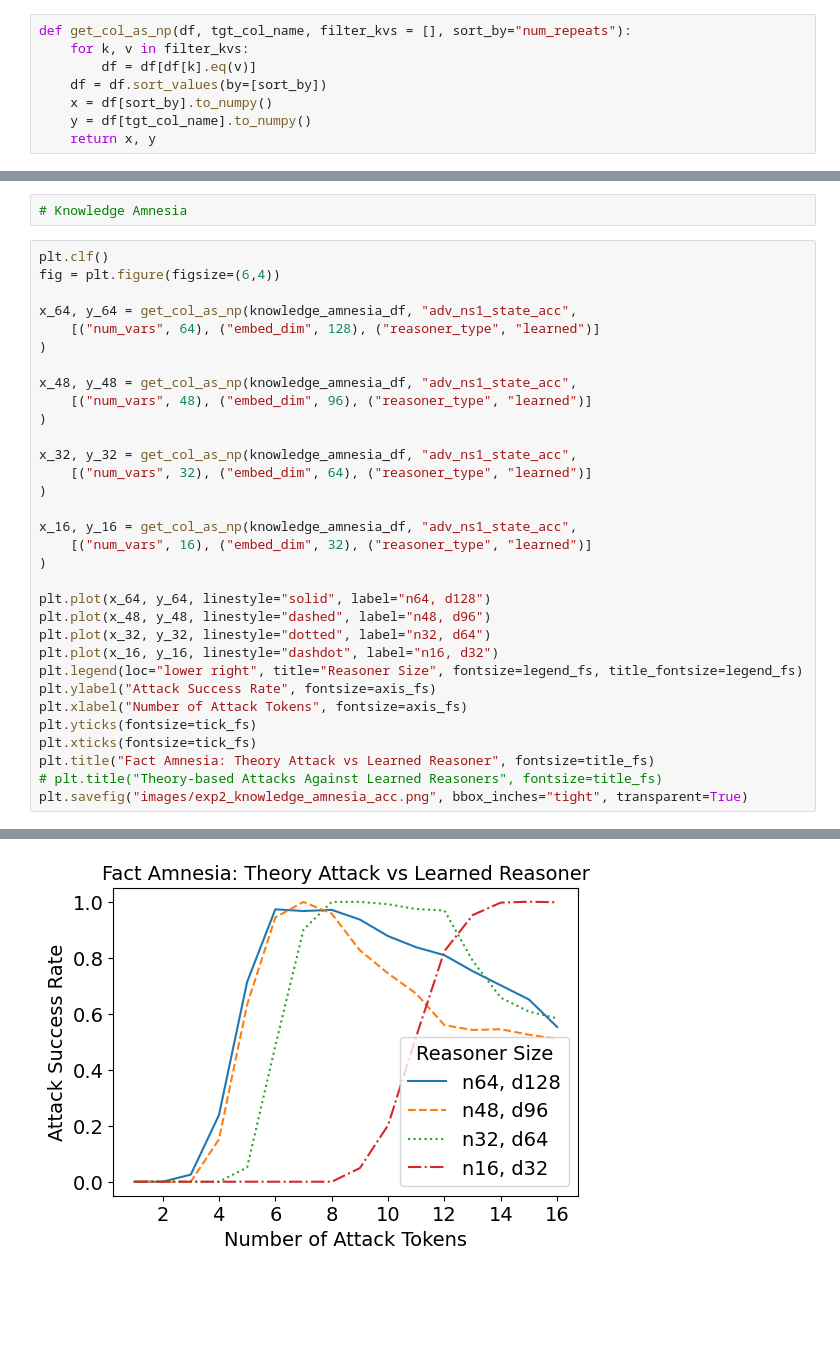
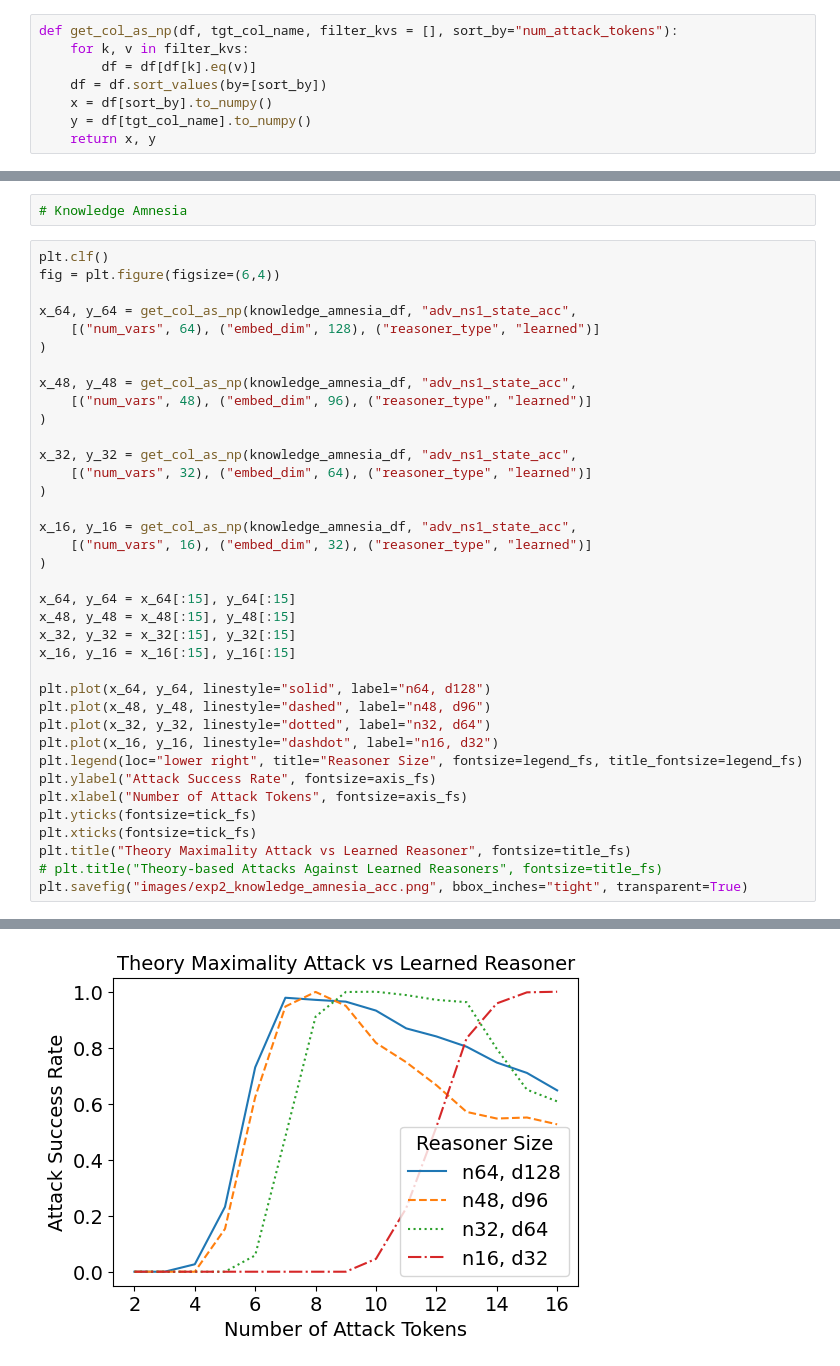
Before and after one commit to AntonXue/tf_logic, a Jupyter notebook: notebooks/experiments/exp2_theory_attacks.ipynb, the cells around one changed output, grey strips where cells are left out. Saved outputs shown, nothing was run; the diff lists cells and outputs as text; blank space fills up the shorter version.

```diff
--- a/notebooks/experiments/exp2_theory_attacks.ipynb
+++ b/notebooks/experiments/exp2_theory_attacks.ipynb
@@ -12,7 +12,7 @@ suppress_rule_df = pd.read_csv("../../_dump/theory_attacks/theory_suppress_rule.
 knowledge_amnesia_df = pd.read_csv("../../_dump/theory_attacks/theory_knowledge_amnesia.csv")
 coerce_state_variance_df = pd.read_csv("../../_dump/theory_attacks/theory_coerce_state_variance.csv")
 # %%
-def get_col_as_np(df, tgt_col_name, filter_kvs = [], sort_by="num_repeats"):
+def get_col_as_np(df, tgt_col_name, filter_kvs = [], sort_by="num_attack_tokens"):
     for k, v in filter_kvs:
         df = df[df[k].eq(v)]
     df = df.sort_values(by=[sort_by])
@@ -103,35 +114,40 @@ fig = plt.figure(figsize=(6,4))
 
 x_64, y_64 = get_col_as_np(knowledge_amnesia_df, "adv_ns1_state_acc",
     [("num_vars", 64), ("embed_dim", 128), ("reasoner_type", "learned")]
 )
 
 x_48, y_48 = get_col_as_np(knowledge_amnesia_df, "adv_ns1_state_acc",
     [("num_vars", 48), ("embed_dim", 96), ("reasoner_type", "learned")]
 )
 
 x_32, y_32 = get_col_as_np(knowledge_amnesia_df, "adv_ns1_state_acc",
     [("num_vars", 32), ("embed_dim", 64), ("reasoner_type", "learned")]
 )
 
 x_16, y_16 = get_col_as_np(knowledge_amnesia_df, "adv_ns1_state_acc",
     [("num_vars", 16), ("embed_dim", 32), ("reasoner_type", "learned")]
 )
 
+x_64, y_64 = x_64[:15], y_64[:15]
+x_48, y_48 = x_48[:15], y_48[:15]
+x_32, y_32 = x_32[:15], y_32[:15]
+x_16, y_16 = x_16[:15], y_16[:15]
+
 plt.plot(x_64, y_64, linestyle="solid", label="n64, d128")
 plt.plot(x_48, y_48, linestyle="dashed", label="n48, d96")
 plt.plot(x_32, y_32, linestyle="dotted", label="n32, d64")
 plt.plot(x_16, y_16, linestyle="dashdot", label="n16, d32")
 plt.legend(loc="lower right", title="Reasoner Size", fontsize=legend_fs, title_fontsize=legend_fs)
 plt.ylabel("Attack Success Rate", fontsize=axis_fs)
 plt.xlabel("Number of Attack Tokens", fontsize=axis_fs)
 plt.yticks(fontsize=tick_fs)
 plt.xticks(fontsize=tick_fs)
-plt.title("Fact Amnesia: Theory Attack vs Learned Reasoner", fontsize=title_fs)
+plt.title("Theory Maximality Attack vs Learned Reasoner", fontsize=title_fs)
 # plt.title("Theory-based Attacks Against Learned Reasoners", fontsize=title_fs)
 plt.savefig("images/exp2_knowledge_amnesia_acc.png", bbox_inches="tight", transparent=True)
 # %% [output]
 <Figure size 640x480 with 0 Axes>
-[figure, old version]
+[figure, new version]
 # %%
 plt.clf()
 fig = plt.figure(figsize=(6,4))
```
Also changed, not shown: parts of 8 cells of this notebook, 9 other files.
